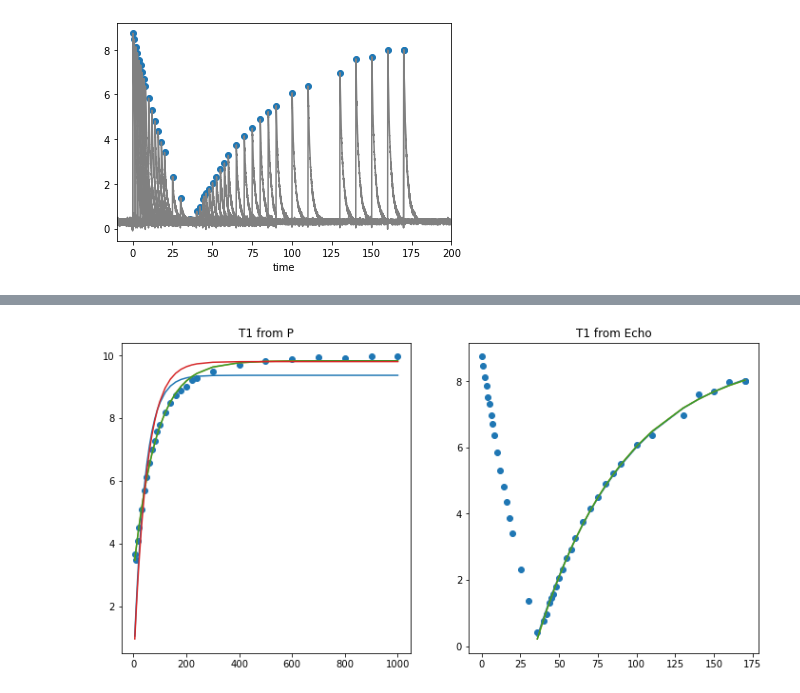
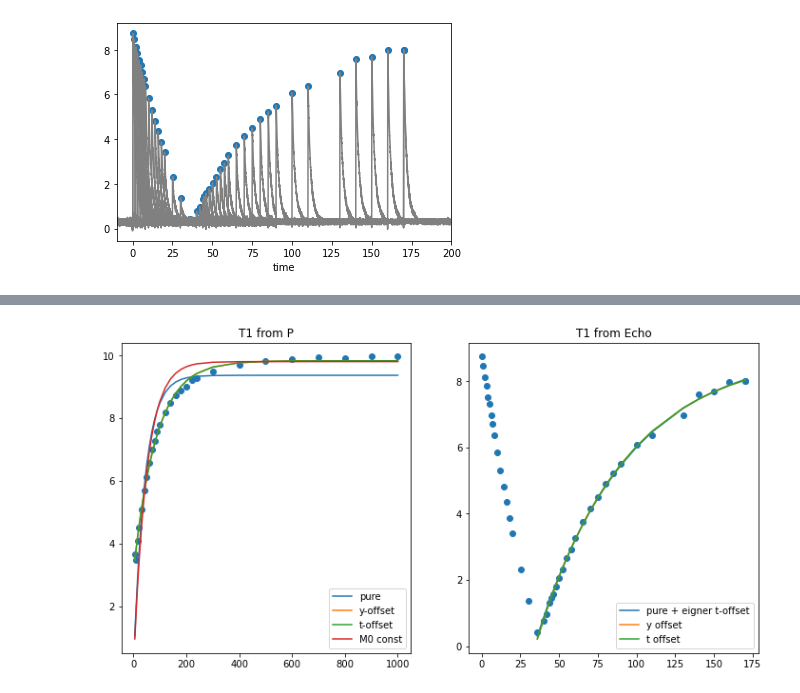
Before and after one commit to kolja-wagner/nmr_fkp, a Jupyter notebook: 01lmo t1.ipynb, the cells around one changed output, grey strips where cells are left out. Saved outputs shown, nothing was run; the diff lists cells and outputs as text; code cells hidden in the pictures.

```diff
--- a/01lmo t1.ipynb
+++ b/01lmo t1.ipynb
@@ -106,10 +100,6 @@ else:
 plt.show()
 # %% [output]
 [figure]
-# %%
-def t1func(t, M0, T1):
-    return M0*(1-np.exp(-(t)/T1))
-model = Model(t1func, nan_policy='omit')
 # %% [markdown]
 ## T1 aus Echo-Methode
 # %% [markdown]
@@ -152,6 +138,6 @@ ax.legend().remove()
 # %%
-def t1func(t, M0, T1):
-    return M0*(1-np.exp(-t/T1))
-model = Model(t1func, nan_policy='omit')
+# def t1func(t, M0, T1):
+#     return M0*(1-np.exp(-t/T1))
+# model = Model(t1func, nan_policy='omit')
 # %%
 def fit_t1(t, y, log=False):
@@ -238,23 +245,25 @@ M0=<Parameter 'M0', value=8.870666356467416 +/- 0.0977, bounds=[-inf:inf]>,
 # %%
 fig, (ax,bx) = plt.subplots(1,2, figsize=(12,6))
 ax.scatter(P1,M1)
-ax.plot(P1, res1.best_fit)
-ax.plot(P1, res1b.best_fit)
-ax.plot(P1, res1c.best_fit)
-ax.plot(P1, res1d.best_fit)
+ax.plot(P1, res1.best_fit, label='pure')
+ax.plot(P1, res1b.best_fit, label='y-offset')
+ax.plot(P1, res1c.best_fit, label='t-offset')
+ax.plot(P1, res1d.best_fit, label='M0 const')
 
 ax.set_title('T1 from P')
 
 
 bx.scatter(P2[ran], M2[ran])
-bx.plot(P2[ran2], res2.best_fit)
-bx.plot(P2[ran2], res2b.best_fit)
-bx.plot(P2[ran2], res2c.best_fit)
+bx.plot(P2[ran2], res2.best_fit, label='pure + eigner t-offset')
+bx.plot(P2[ran2], res2b.best_fit, label = 'y offset')
+bx.plot(P2[ran2], res2c.best_fit, label = 't offset')
 
 bx.set_title('T1 from Echo')
+ax.legend()
+bx.legend()
 plt.show()
 # %% [output]
-[figure, old version]
+[figure, new version]
 # %% [markdown]
 <a style='text-decoration:none;line-height:16px;display:flex;color:#5B5B62;padding:10px;justify-content:end;' href='https://deepnote.com?utm_source=created-in-deepnote-cell&projectId=c333ff75-d5d2-432c-b928-cf45631da0c3' target="_blank">
 <img alt='Created in deepnote.com' style='display:inline;max-height:16px;margin:0px;margin-right:7.5px;' src='embedded-picture-1' > </img>
```
Also changed, not shown: parts of 14 cells of this notebook.
